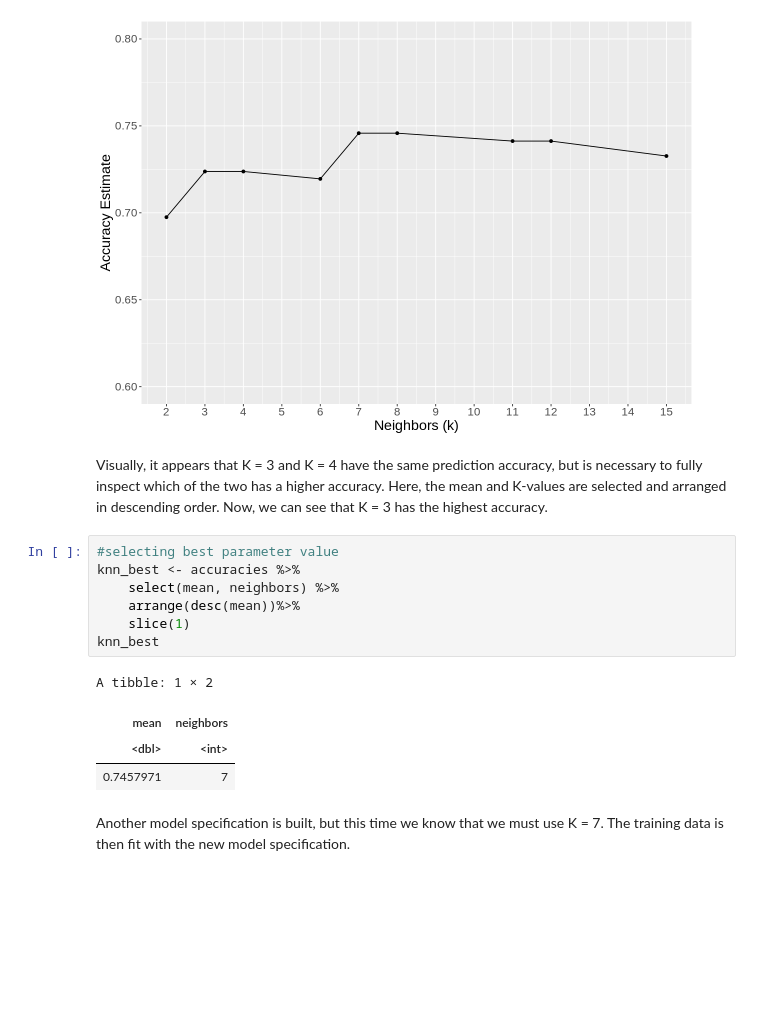
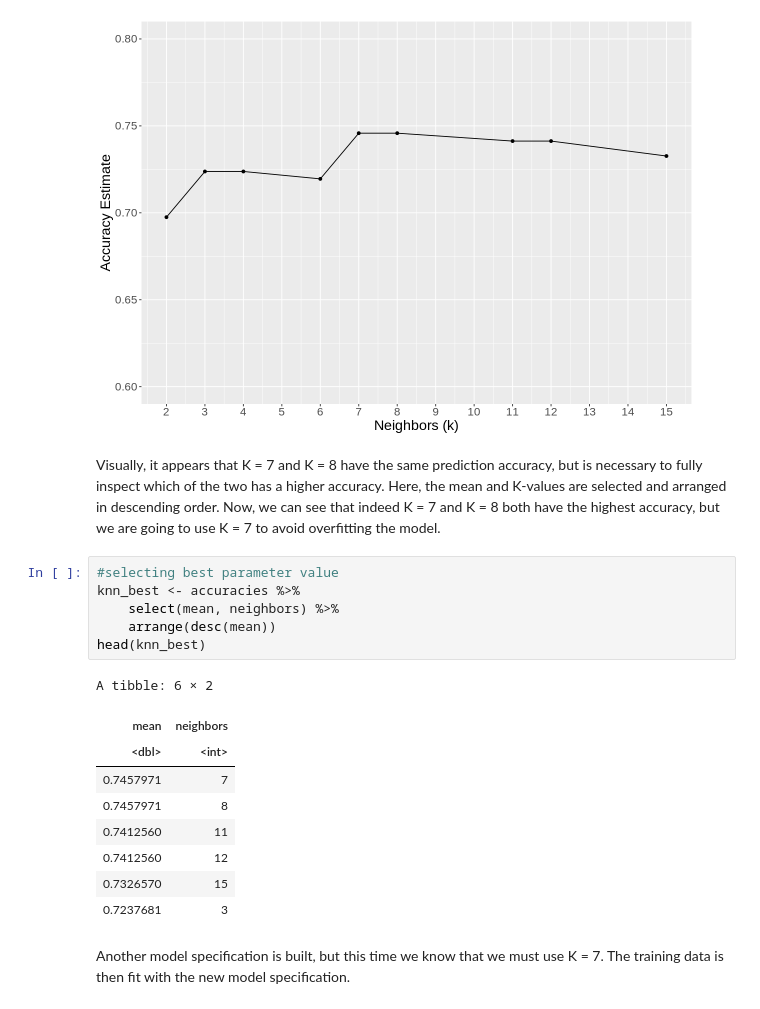
Before and after one commit to HannahDKM/Final_Project, a Jupyter notebook: Final_Project.ipynb, the cells around one changed output. Cells and saved outputs as stored; diff of their text form; blank space fills up the shorter version.

```diff
--- a/Final_Project.ipynb
+++ b/Final_Project.ipynb
@@ -346,19 +354,23 @@ A tibble: 9 × 7
 | 15 | accuracy | binary | 0.732657 | 5 | 0.02162374 | Model9 |
 [figure]
 # %% [markdown]
-Visually, it appears that K = 3 and K = 4 have the same prediction accuracy, but is necessary to fully inspect which of the two has a higher accuracy. Here, the mean and K-values are selected and arranged in descending order. Now, we can see that K = 3 has the highest accuracy.
+Visually, it appears that K = 7 and K = 8 have the same prediction accuracy, but is necessary to fully inspect which of the two has a higher accuracy. Here, the mean and K-values are selected and arranged in descending order. Now, we can see that indeed K = 7 and K = 8 both have the highest accuracy, but we are going to use K = 7 to avoid overfitting the model.
 # %%
 #selecting best parameter value
 knn_best <- accuracies %>%
     select(mean, neighbors) %>%
-    arrange(desc(mean))%>%
-    slice(1)
-knn_best
+    arrange(desc(mean))
+head(knn_best)
 # %% [output]
-A tibble: 1 × 2
+A tibble: 6 × 2
 | mean | neighbors |
 | <dbl> | <int> |
 | 0.7457971 | 7 |
+| 0.7457971 | 8 |
+| 0.7412560 | 11 |
+| 0.7412560 | 12 |
+| 0.7326570 | 15 |
+| 0.7237681 | 3 |
 # %% [markdown]
 Another model specification is built, but this time we know that we must use K = 7. The training data is then fit with the new model specification.
 # %%
```
Also changed, not shown: parts of 6 cells of this notebook.
